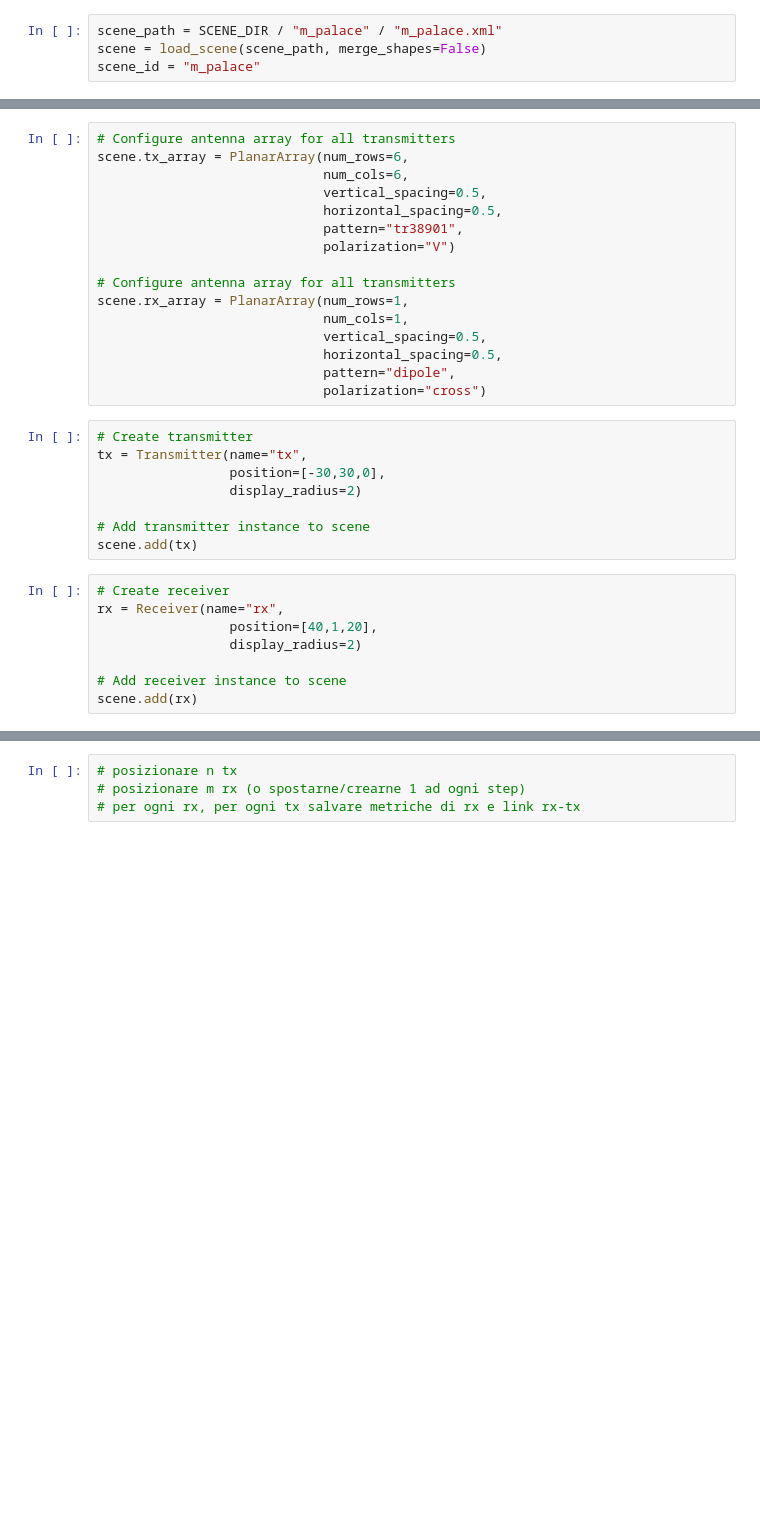
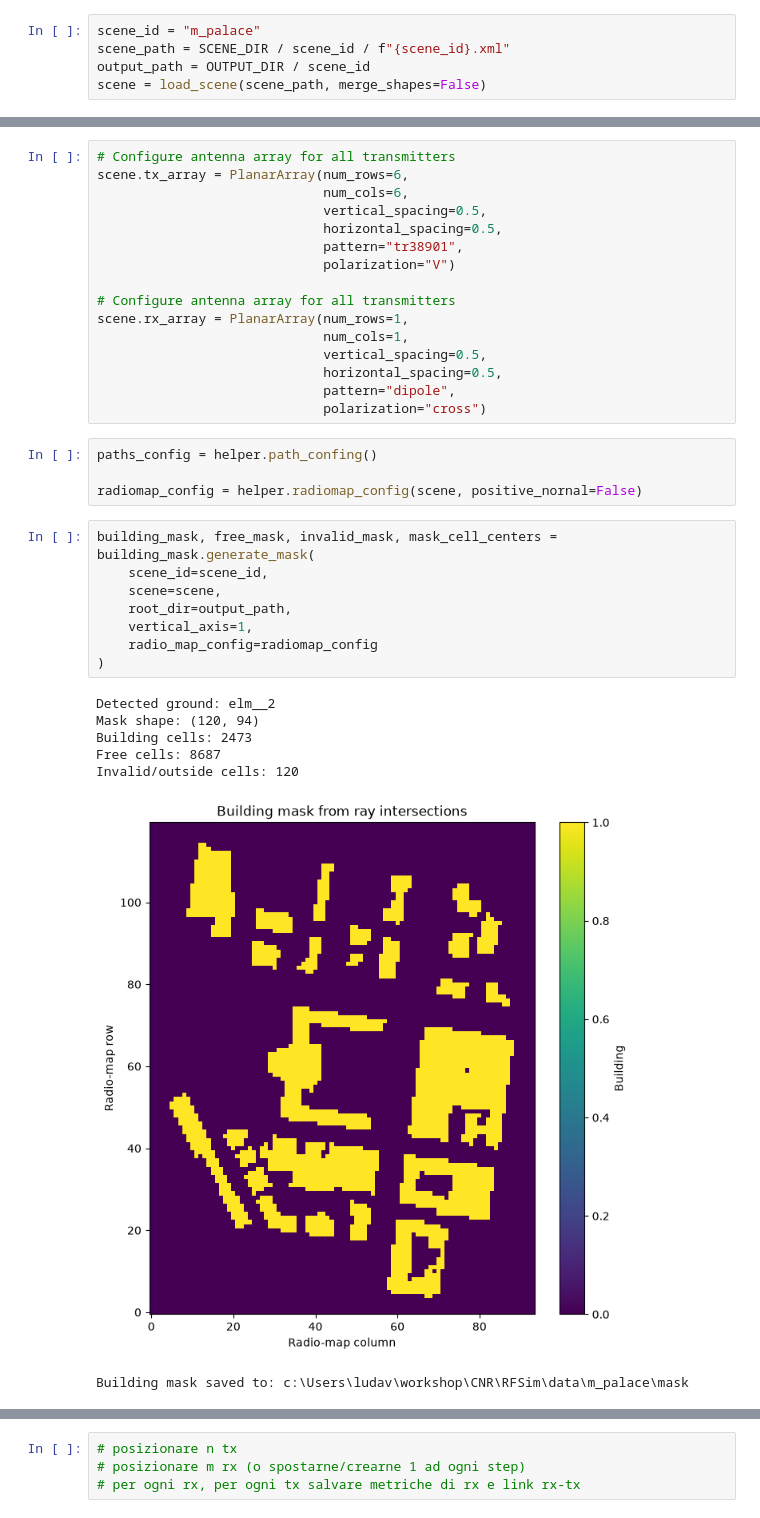
Before and after one commit to lcaprioli96/RFSim, a Jupyter notebook: src/sionna_test.ipynb, the cells around one changed output, grey strips where cells are left out. Cells and saved outputs as stored; diff of their text form; blank space fills up the shorter version.

```diff
--- a/src/sionna_test.ipynb
+++ b/src/sionna_test.ipynb
@@ -26,6 +28,7 @@ RUNTIME_CONF = PROJECT_DIR / "runtime_config.json"
 with open(RUNTIME_CONF, "r") as f:
     runtime_config = json.load(f)
 # %%
-scene_path = SCENE_DIR / "m_palace" / "m_palace.xml"
+scene_id = "m_palace"
+scene_path = SCENE_DIR / scene_id / f"{scene_id}.xml"
+output_path = OUTPUT_DIR / scene_id
 scene = load_scene(scene_path, merge_shapes=False)
-scene_id = "m_palace"
@@ -71,19 +48,23 @@ scene.rx_array = PlanarArray(num_rows=1,
                              horizontal_spacing=0.5,
                              pattern="dipole",
                              polarization="cross")
-# %%
-# Create transmitter
-tx = Transmitter(name="tx",
-                 position=[-30,30,0],
-                 display_radius=2)
-
-# Add transmitter instance to scene
-scene.add(tx)
-# %%
-# Create receiver
-rx = Receiver(name="rx",
-                 position=[40,1,20],
-                 display_radius=2)
-
-# Add receiver instance to scene
-scene.add(rx)
+# %%
+paths_config = helper.path_confing()
+
+radiomap_config = helper.radiomap_config(scene, positive_nornal=False)
+# %%
+building_mask, free_mask, invalid_mask, mask_cell_centers = building_mask.generate_mask(
+    scene_id=scene_id,
+    scene=scene,
+    root_dir=output_path,
+    vertical_axis=1,
+    radio_map_config=radiomap_config
+)
+# %% [output]
+Detected ground: elm__2
+Mask shape: (120, 94)
+Building cells: 2473
+Free cells: 8687
+Invalid/outside cells: 120
+[figure, added]
+Building mask saved to: c:\Users\ludav\workshop\CNR\RFSim\data\m_palace\mask
```
Also changed, not shown: parts of 9 cells of this notebook, 6 other files.
